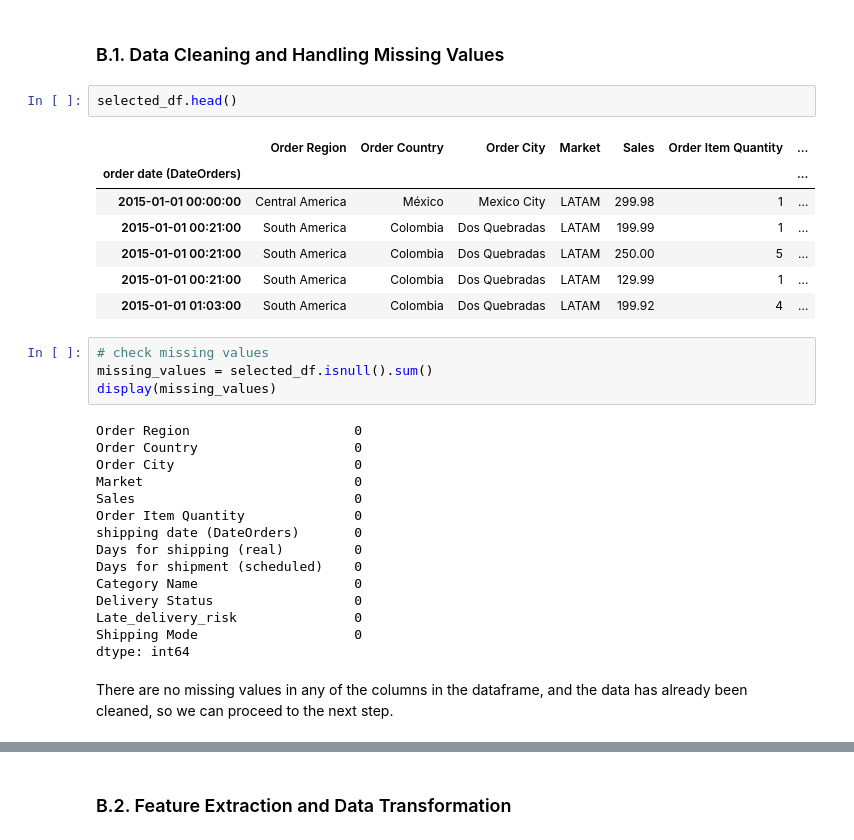
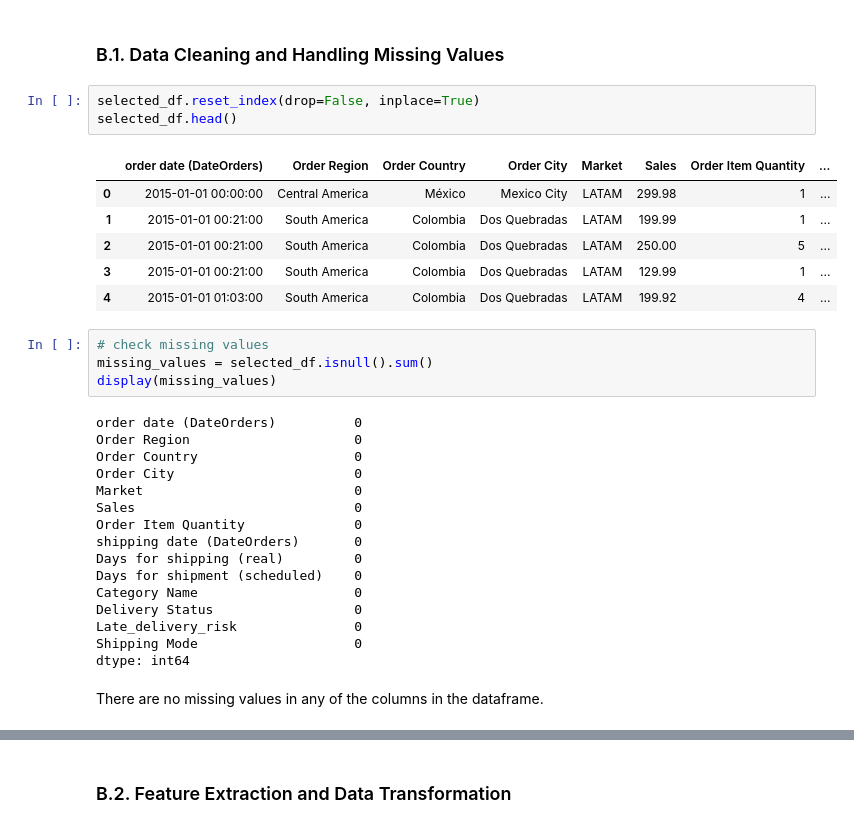
Before and after one commit to datawithalvin/pacmann-business-analytics, a Jupyter notebook: notebooks/data-exploration.ipynb, the cells around one changed output, grey strips where cells are left out. Drawn from its saved outputs; the diff is of its cells as text.

Commit message:
update data cleaning process

```diff
--- a/notebooks/data-exploration.ipynb
+++ b/notebooks/data-exploration.ipynb
@@ -381,21 +381,22 @@ This visualization highlights the sales performance of our top 5 product categor
 ## B. Data Preparation and Feature Engineering
 # %% [markdown]
 ### B.1. Data Cleaning and Handling Missing Values
-# %%
-selected_df.head()
-# %% [output]
-|  | Order Region | Order Country | Order City | Market | Sales | Order Item Quantity | ... |
-| order date (DateOrders) |  |  |  |  |  |  | ... |
-| 2015-01-01 00:00:00 | Central America | México | Mexico City | LATAM | 299.98 | 1 | ... |
-| 2015-01-01 00:21:00 | South America | Colombia | Dos Quebradas | LATAM | 199.99 | 1 | ... |
-| 2015-01-01 00:21:00 | South America | Colombia | Dos Quebradas | LATAM | 250.00 | 5 | ... |
-| 2015-01-01 00:21:00 | South America | Colombia | Dos Quebradas | LATAM | 129.99 | 1 | ... |
-| 2015-01-01 01:03:00 | South America | Colombia | Dos Quebradas | LATAM | 199.92 | 4 | ... |
+# %%
+selected_df.reset_index(drop=False, inplace=True)
+selected_df.head()
+# %% [output]
+|  | order date (DateOrders) | Order Region | Order Country | Order City | Market | Sales | Order Item Quantity | ... |
+| 0 | 2015-01-01 00:00:00 | Central America | México | Mexico City | LATAM | 299.98 | 1 | ... |
+| 1 | 2015-01-01 00:21:00 | South America | Colombia | Dos Quebradas | LATAM | 199.99 | 1 | ... |
+| 2 | 2015-01-01 00:21:00 | South America | Colombia | Dos Quebradas | LATAM | 250.00 | 5 | ... |
+| 3 | 2015-01-01 00:21:00 | South America | Colombia | Dos Quebradas | LATAM | 129.99 | 1 | ... |
+| 4 | 2015-01-01 01:03:00 | South America | Colombia | Dos Quebradas | LATAM | 199.92 | 4 | ... |
 # %%
 # check missing values
 missing_values = selected_df.isnull().sum()
 display(missing_values)
 # %% [output]
+order date (DateOrders)          0
 Order Region                     0
 Order Country                    0
 Order City                       0
@@ -411,4 +412,4 @@ Late_delivery_risk               0
 Shipping Mode                    0
 dtype: int64
 # %% [markdown]
-There are no missing values in any of the columns in the dataframe, and the data has already been cleaned, so we can proceed to the next step.
+There are no missing values in any of the columns in the dataframe.
```
Also changed, not shown: parts of 16 cells of this notebook, 6 other files.
